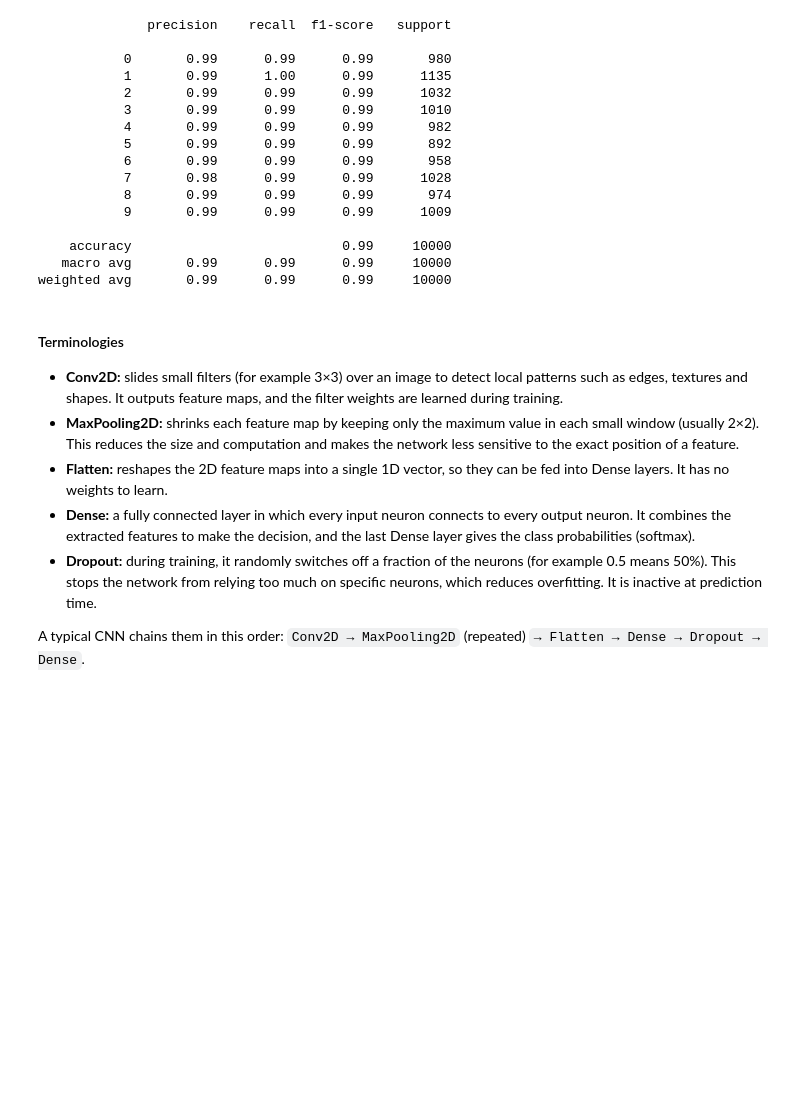
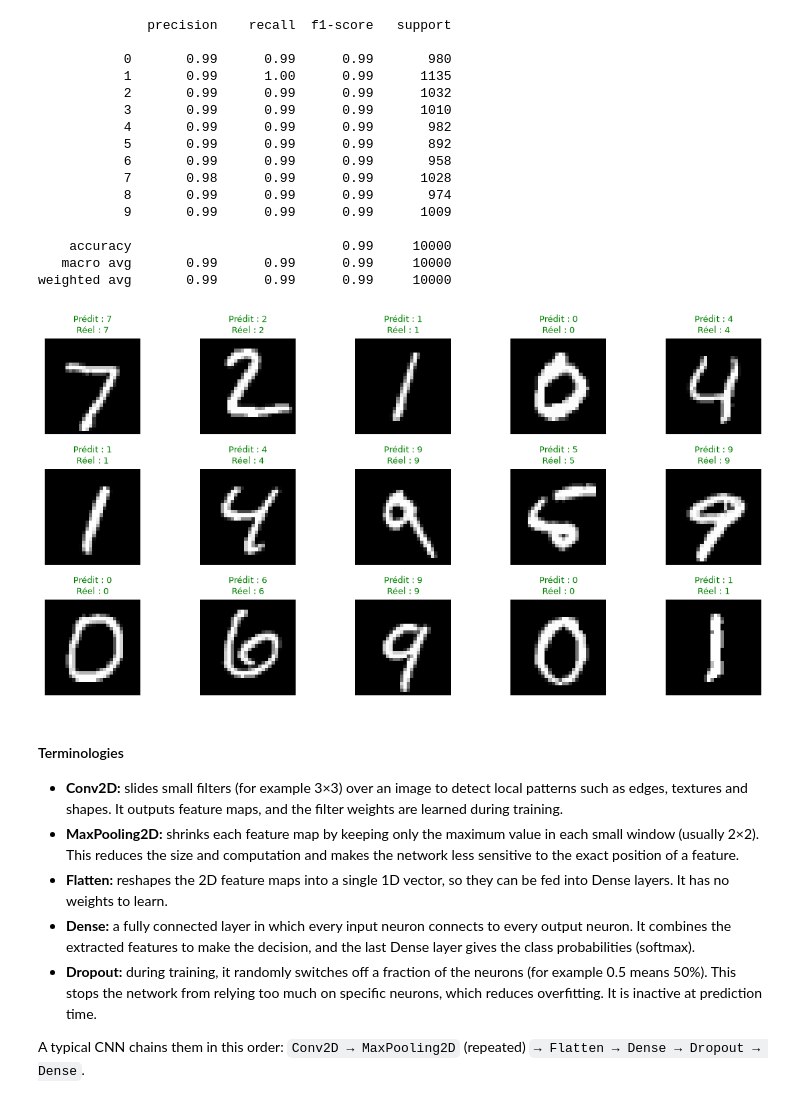
Before and after one commit to Tesfabirhan-WR/deep-learning, a Jupyter notebook: mnist_learning.ipynb, the cells around one changed output. Cells and saved outputs as stored; diff of their text form; code cells hidden in the pictures; blank space fills up the shorter version.

```diff
--- a/mnist_learning.ipynb
+++ b/mnist_learning.ipynb
@@ -155,6 +155,24 @@ print(classification_report(y_test, y_pred))
     accuracy                           0.99     10000
    macro avg       0.99      0.99      0.99     10000
 weighted avg       0.99      0.99      0.99     10000
+# %%
+# Plotting predictions
+pred_classes = y_pred
+
+plt.figure(figsize=(12, 6))
+for i in range(15):
+    plt.subplot(3, 5, i + 1)
+    plt.imshow(X_test[i].squeeze(), cmap="gray")
+    ok = pred_classes[i] == y_test[i]
+    plt.title(
+        f"Prédit : {pred_classes[i]}\nRéel : {y_test[i]}",
+        color="green" if ok else "red", fontsize=9,)
+    plt.axis("off")
+
+plt.tight_layout()
+plt.show()
+# %% [output]
+[figure, added]
 # %% [markdown]
 #### Terminologies
 
```
